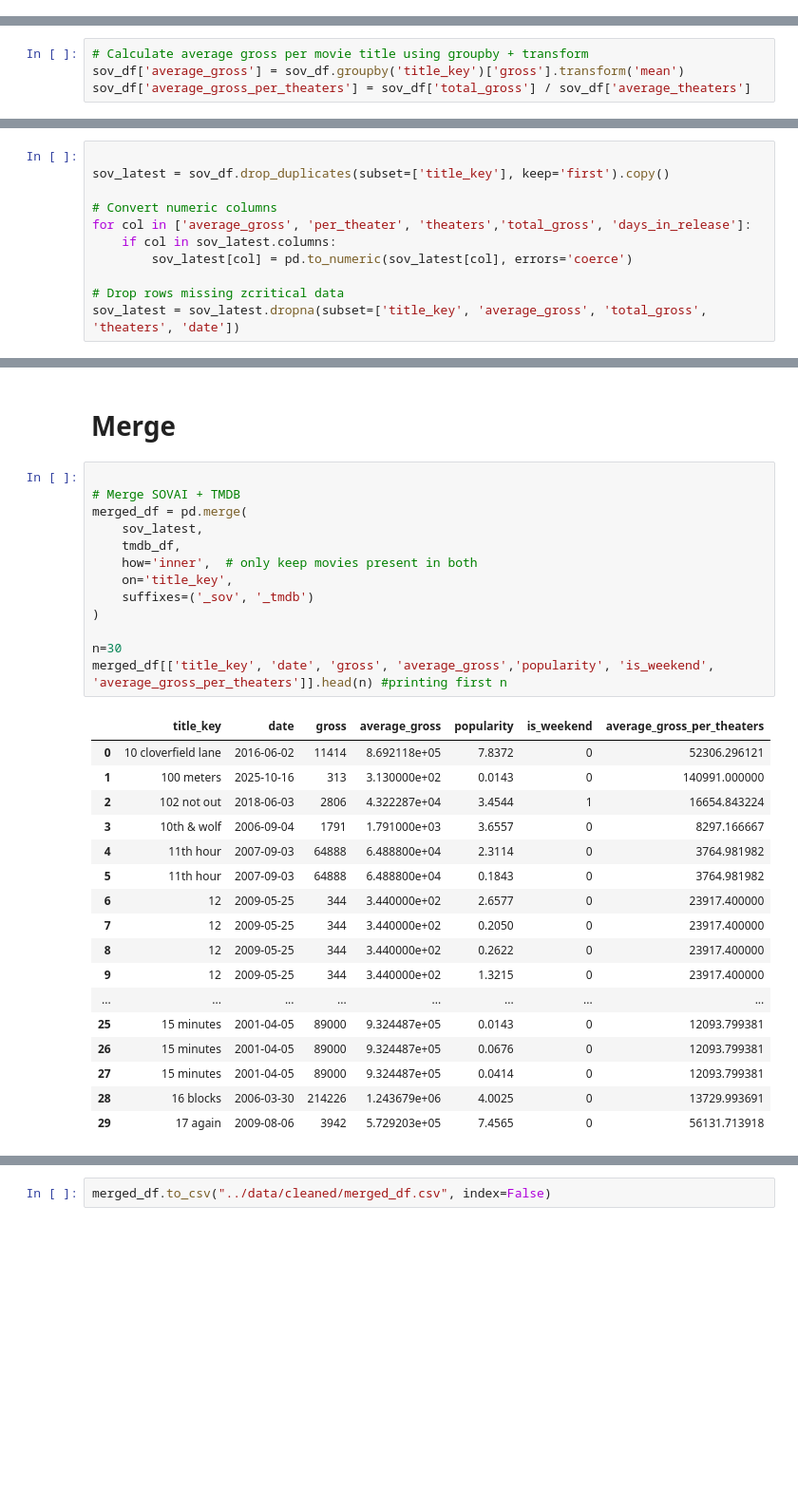
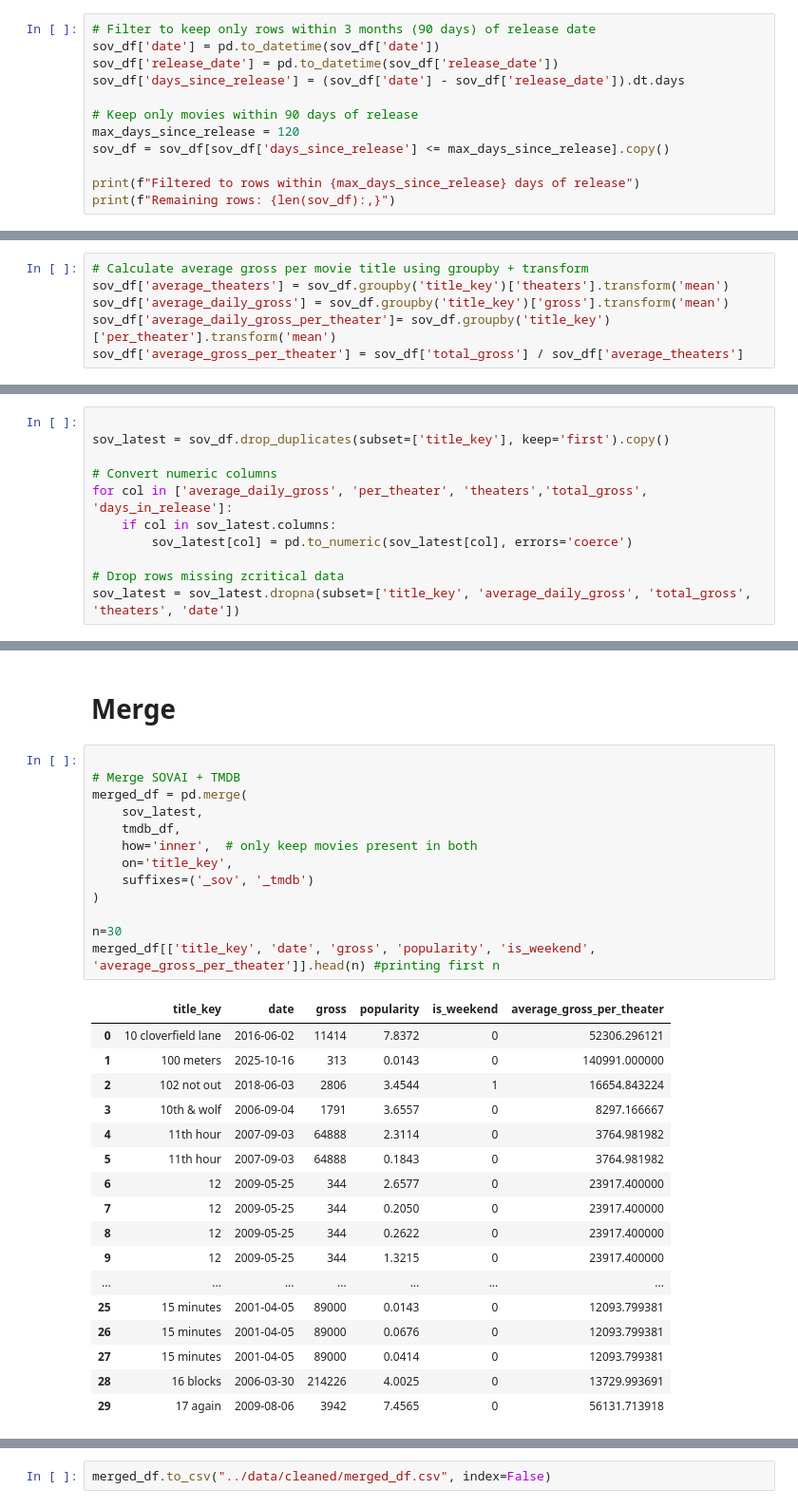
Before and after one commit to skrigel/cinema_by_the_numbers, a Jupyter notebook: data_cleaning/cleaning_and_merging.ipynb, the cells around one changed output, grey strips where cells are left out. Shown: that part at 95% size. Cells and saved outputs as stored; diff of their text form; blank space fills up the shorter version.

```diff
--- a/data_cleaning/cleaning_and_merging.ipynb
+++ b/data_cleaning/cleaning_and_merging.ipynb
@@ -37,0 +36,12 @@ sov_df['average_theaters'] = sov_df.groupby('title_key')['theaters'].transform('
+# %%
+# Filter to keep only rows within 3 months (90 days) of release date
+sov_df['date'] = pd.to_datetime(sov_df['date'])
+sov_df['release_date'] = pd.to_datetime(sov_df['release_date'])
+sov_df['days_since_release'] = (sov_df['date'] - sov_df['release_date']).dt.days
+
+# Keep only movies within 90 days of release
+max_days_since_release = 120
+sov_df = sov_df[sov_df['days_since_release'] <= max_days_since_release].copy()
+
+print(f"Filtered to rows within {max_days_since_release} days of release")
+print(f"Remaining rows: {len(sov_df):,}")
@@ -44,8 +57,10 @@ sov_df = sov_df.sort_values(
 )
 # %%
 # Calculate average gross per movie title using groupby + transform
-sov_df['average_gross'] = sov_df.groupby('title_key')['gross'].transform('mean')
-sov_df['average_gross_per_theaters'] = sov_df['total_gross'] / sov_df['average_theaters']
+sov_df['average_theaters'] = sov_df.groupby('title_key')['theaters'].transform('mean')
+sov_df['average_daily_gross'] = sov_df.groupby('title_key')['gross'].transform('mean')
+sov_df['average_daily_gross_per_theater']= sov_df.groupby('title_key')['per_theater'].transform('mean')
+sov_df['average_gross_per_theater'] = sov_df['total_gross'] / sov_df['average_theaters']
 # %%
 sov_df['weekday'] = pd.to_datetime(sov_df['date']).dt.weekday  # 0=Monday, 6=Sunday
 sov_df['is_weekend'] = sov_df['weekday'].isin([4, 5, 6]).astype(int)
@@ -79,12 +94,12 @@ sov_df.head()
 sov_latest = sov_df.drop_duplicates(subset=['title_key'], keep='first').copy()
 
 # Convert numeric columns
-for col in ['average_gross', 'per_theater', 'theaters','total_gross', 'days_in_release']:
+for col in ['average_daily_gross', 'per_theater', 'theaters','total_gross', 'days_in_release']:
     if col in sov_latest.columns:
         sov_latest[col] = pd.to_numeric(sov_latest[col], errors='coerce')
 
 # Drop rows missing zcritical data
-sov_latest = sov_latest.dropna(subset=['title_key', 'average_gross', 'total_gross', 'theaters', 'date'])
+sov_latest = sov_latest.dropna(subset=['title_key', 'average_daily_gross', 'total_gross', 'theaters', 'date'])
 # %%
 sov_latest.head(10)
 # %% [output]
@@ -161,34 +176,34 @@ tmdb_df['popularity'] = pd.to_numeric(tmdb_df['popularity'], errors='coerce')
 # %%
 
 # Merge SOVAI + TMDB
 merged_df = pd.merge(
     sov_latest,
     tmdb_df,
     how='inner',  # only keep movies present in both
     on='title_key',
     suffixes=('_sov', '_tmdb')
 )
 
 n=30
-merged_df[['title_key', 'date', 'gross', 'average_gross','popularity', 'is_weekend', 'average_gross_per_theaters']].head(n) #printing first n
+merged_df[['title_key', 'date', 'gross', 'popularity', 'is_weekend', 'average_gross_per_theater']].head(n) #printing first n
 # %% [output]
-|  | title_key | date | gross | average_gross | popularity | is_weekend | average_gross_per_theaters |
-| 0 | 10 cloverfield lane | 2016-06-02 | 11414 | 8.692118e+05 | 7.8372 | 0 | 52306.296121 |
-| 1 | 100 meters | 2025-10-16 | 313 | 3.130000e+02 | 0.0143 | 0 | 140991.000000 |
-| 2 | 102 not out | 2018-06-03 | 2806 | 4.322287e+04 | 3.4544 | 1 | 16654.843224 |
-| 3 | 10th & wolf | 2006-09-04 | 1791 | 1.791000e+03 | 3.6557 | 0 | 8297.166667 |
-| 4 | 11th hour | 2007-09-03 | 64888 | 6.488800e+04 | 2.3114 | 0 | 3764.981982 |
-| 5 | 11th hour | 2007-09-03 | 64888 | 6.488800e+04 | 0.1843 | 0 | 3764.981982 |
-| 6 | 12 | 2009-05-25 | 344 | 3.440000e+02 | 2.6577 | 0 | 23917.400000 |
-| 7 | 12 | 2009-05-25 | 344 | 3.440000e+02 | 0.2050 | 0 | 23917.400000 |
-| 8 | 12 | 2009-05-25 | 344 | 3.440000e+02 | 0.2622 | 0 | 23917.400000 |
-| 9 | 12 | 2009-05-25 | 344 | 3.440000e+02 | 1.3215 | 0 | 23917.400000 |
-| ... | ... | ... | ... | ... | ... | ... | ... |
-| 25 | 15 minutes | 2001-04-05 | 89000 | 9.324487e+05 | 0.0143 | 0 | 12093.799381 |
-| 26 | 15 minutes | 2001-04-05 | 89000 | 9.324487e+05 | 0.0676 | 0 | 12093.799381 |
-| 27 | 15 minutes | 2001-04-05 | 89000 | 9.324487e+05 | 0.0414 | 0 | 12093.799381 |
-| 28 | 16 blocks | 2006-03-30 | 214226 | 1.243679e+06 | 4.0025 | 0 | 13729.993691 |
-| 29 | 17 again | 2009-08-06 | 3942 | 5.729203e+05 | 7.4565 | 0 | 56131.713918 |
+|  | title_key | date | gross | popularity | is_weekend | average_gross_per_theater |
+| 0 | 10 cloverfield lane | 2016-06-02 | 11414 | 7.8372 | 0 | 52306.296121 |
+| 1 | 100 meters | 2025-10-16 | 313 | 0.0143 | 0 | 140991.000000 |
+| 2 | 102 not out | 2018-06-03 | 2806 | 3.4544 | 1 | 16654.843224 |
+| 3 | 10th & wolf | 2006-09-04 | 1791 | 3.6557 | 0 | 8297.166667 |
+| 4 | 11th hour | 2007-09-03 | 64888 | 2.3114 | 0 | 3764.981982 |
+| 5 | 11th hour | 2007-09-03 | 64888 | 0.1843 | 0 | 3764.981982 |
+| 6 | 12 | 2009-05-25 | 344 | 2.6577 | 0 | 23917.400000 |
+| 7 | 12 | 2009-05-25 | 344 | 0.2050 | 0 | 23917.400000 |
+| 8 | 12 | 2009-05-25 | 344 | 0.2622 | 0 | 23917.400000 |
+| 9 | 12 | 2009-05-25 | 344 | 1.3215 | 0 | 23917.400000 |
+| ... | ... | ... | ... | ... | ... | ... |
+| 25 | 15 minutes | 2001-04-05 | 89000 | 0.0143 | 0 | 12093.799381 |
+| 26 | 15 minutes | 2001-04-05 | 89000 | 0.0676 | 0 | 12093.799381 |
+| 27 | 15 minutes | 2001-04-05 | 89000 | 0.0414 | 0 | 12093.799381 |
+| 28 | 16 blocks | 2006-03-30 | 214226 | 4.0025 | 0 | 13729.993691 |
+| 29 | 17 again | 2009-08-06 | 3942 | 7.4565 | 0 | 56131.713918 |
 # %%
 merged_df
 # %% [output]
```
Also changed, not shown: parts of 6 cells of this notebook, 11 other files.
